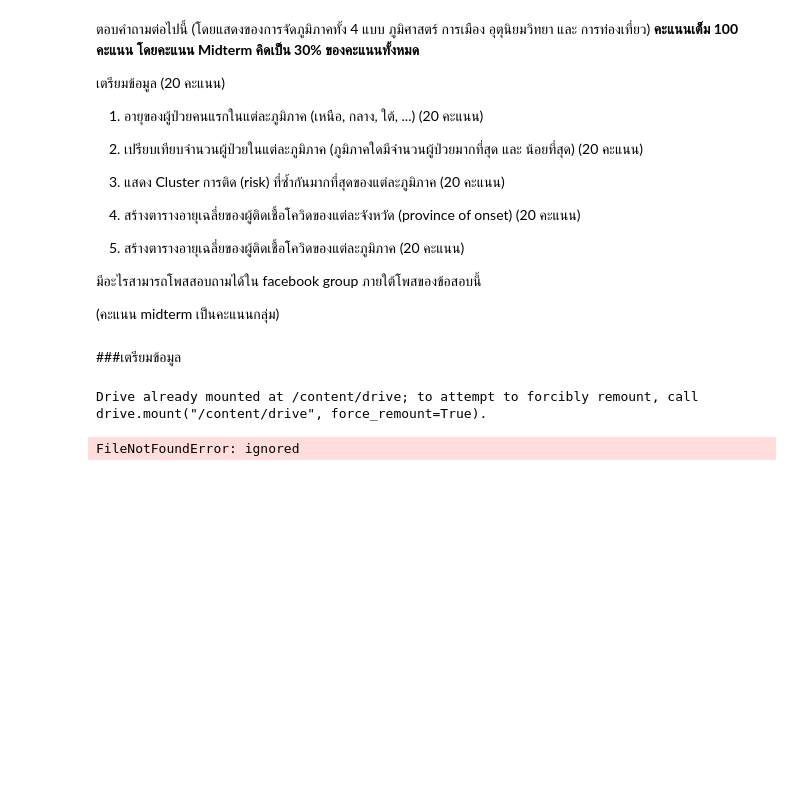
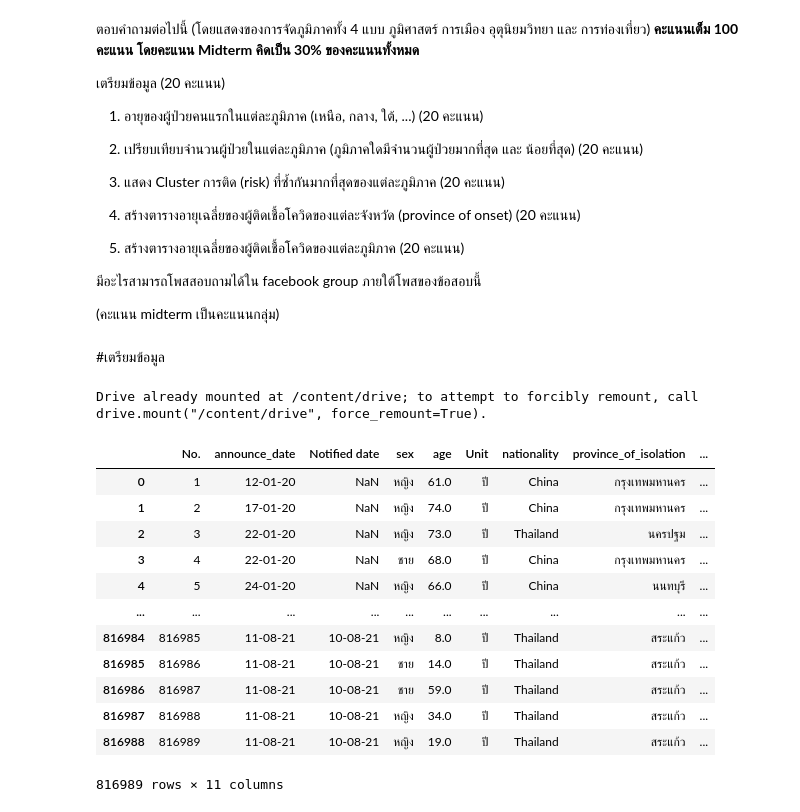
Before and after one commit to sskboonmee/data_viz_2022, a Jupyter notebook: BasicPython&DataViz_midterm2022.ipynb, the cells around one changed output. Saved outputs shown, nothing was run; the diff lists cells and outputs as text; code cells hidden in the pictures; blank space fills up the shorter version.

```diff
--- a/BasicPython&DataViz_midterm2022.ipynb
+++ b/BasicPython&DataViz_midterm2022.ipynb
@@ -24,7 +24,7 @@ Midterm คิดเป็น 30% ของคะแนนทั้งหมด*
 
 (คะแนน midterm เป็นคะแนนกลุ่ม)
 # %% [markdown]
-###เตรียมข้อมูล
+#เตรียมข้อมูล
 # %%
 import pandas as pd
 import os
@@ -34,9 +34,23 @@ drive.mount('/content/drive')
 # %% [output]
 Drive already mounted at /content/drive; to attempt to forcibly remount, call drive.mount("/content/drive", force_remount=True).
 # %%
-path = '/content/drive/My Drive/dataviz_2022_data'
+path = '/content/drive/My Drive/midterm_data_2022'
 # %%
 data_file_path = os.path.join(path,'confirmed-cases.csv')
 data = pd.read_csv(data_file_path)
-# %% [output]
-FileNotFoundError: ignored
+# %%
+data
+# %% [output]
+|  | No. | announce_date | Notified date | sex | age | Unit | nationality | province_of_isolation | ... |
+| 0 | 1 | 12-01-20 | NaN | หญิง | 61.0 | ปี | China | กรุงเทพมหานคร | ... |
+| 1 | 2 | 17-01-20 | NaN | หญิง | 74.0 | ปี | China | กรุงเทพมหานคร | ... |
+| 2 | 3 | 22-01-20 | NaN | หญิง | 73.0 | ปี | Thailand | นครปฐม | ... |
+| 3 | 4 | 22-01-20 | NaN | ชาย | 68.0 | ปี | China | กรุงเทพมหานคร | ... |
+| 4 | 5 | 24-01-20 | NaN | หญิง | 66.0 | ปี | China | นนทบุรี | ... |
+| ... | ... | ... | ... | ... | ... | ... | ... | ... | ... |
+| 816984 | 816985 | 11-08-21 | 10-08-21 | หญิง | 8.0 | ปี | Thailand | สระแก้ว | ... |
+| 816985 | 816986 | 11-08-21 | 10-08-21 | ชาย | 14.0 | ปี | Thailand | สระแก้ว | ... |
+| 816986 | 816987 | 11-08-21 | 10-08-21 | ชาย | 59.0 | ปี | Thailand | สระแก้ว | ... |
+| 816987 | 816988 | 11-08-21 | 10-08-21 | หญิง | 34.0 | ปี | Thailand | สระแก้ว | ... |
+| 816988 | 816989 | 11-08-21 | 10-08-21 | หญิง | 19.0 | ปี | Thailand | สระแก้ว | ... |
+816989 rows × 11 columns
```
Also changed, not shown: parts of 16 cells of this notebook.
